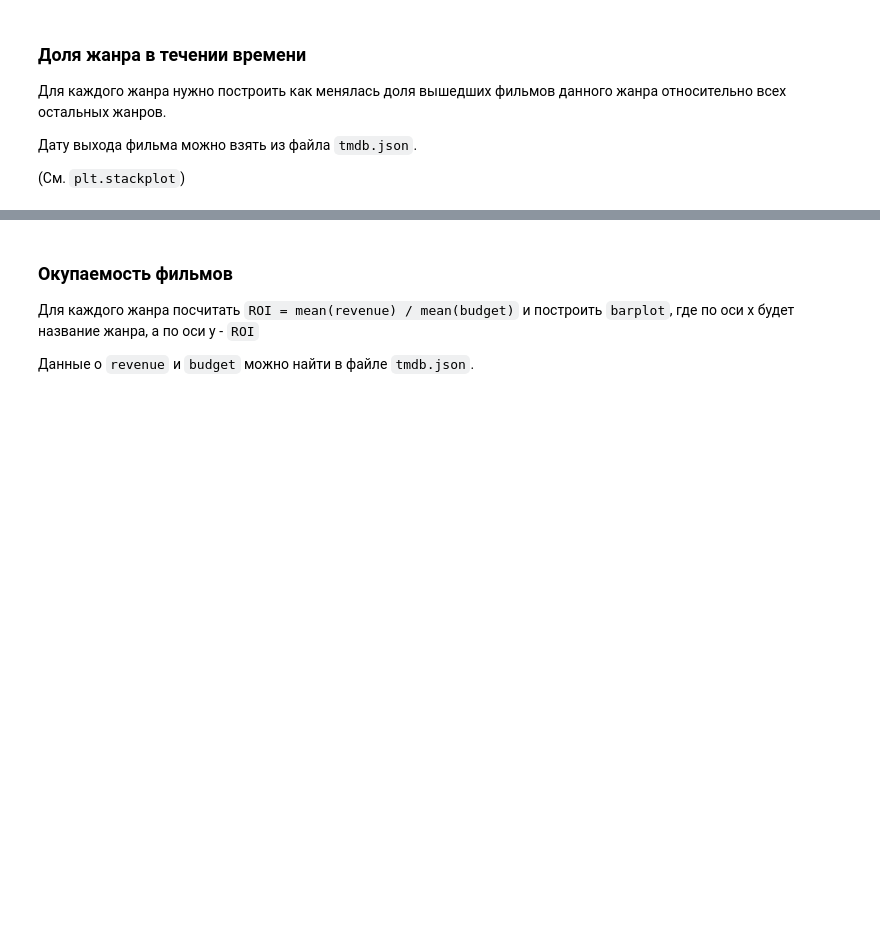
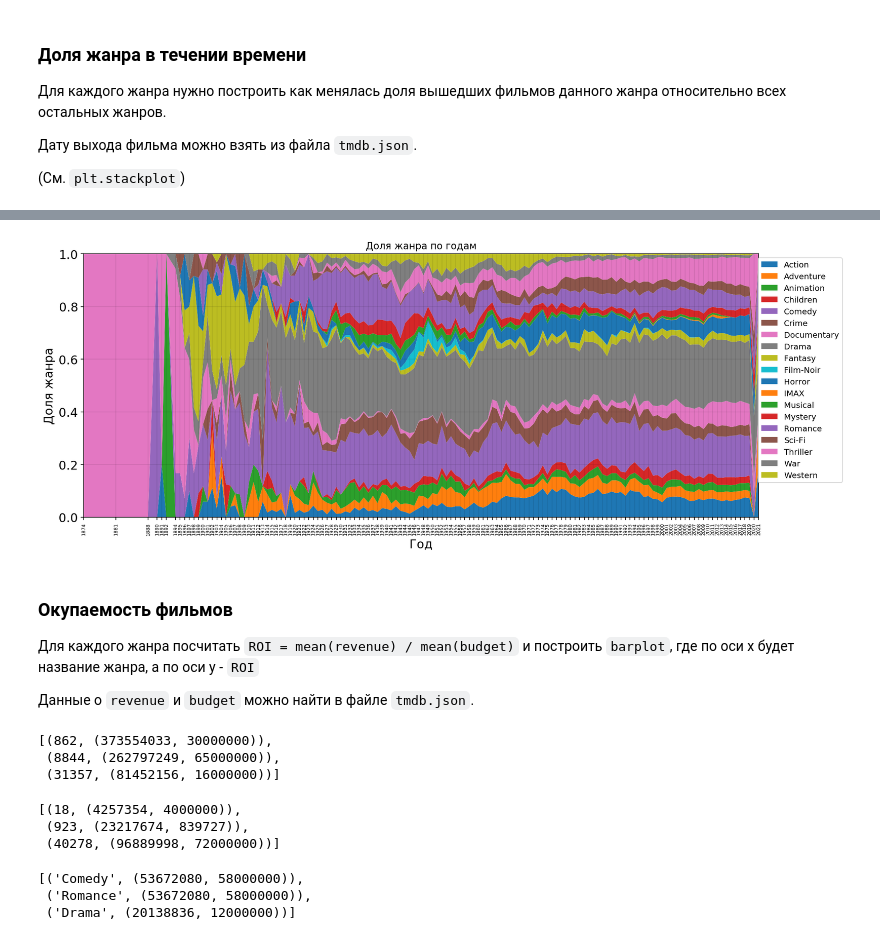
Before and after one commit to ishugaepov/MLBD, a Jupyter notebook: lectures/spark/notebooks/spark_examples.ipynb, the cells around one changed output, grey strips where cells are left out. Drawn from its saved outputs; the diff is of its cells as text; code cells hidden in the pictures; blank space fills up the shorter version.

```diff
--- a/lectures/spark/notebooks/spark_examples.ipynb
+++ b/lectures/spark/notebooks/spark_examples.ipynb
@@ -322,0 +458,6 @@ plt.show()
+# %%
+casts = tmdb \
+    .map(lambda s: json.loads(s))\
+    .filter(lambda x: 'casts' in x)\
+    .keyBy(lambda x: int(x['id']))\
+    .flatMapValues(lambda x: x['casts']['cast'])
@@ -334,0 +535,8 @@ plt.show()
+# %%
+movies = sc.textFile(MOVIES_PATH)
+movies_genre = movies\
+    .filter(lambda x: ('no genres listed' not in x) and x.split(',')[0].isdigit())\
+    .map(lambda s: s.split(','))\
+    .map(lambda s: (int(s[0]), s[-1].split('|')))\
+    .flatMap(lambda x: [(x[0], genre) for genre in x[1]])
+movies_genre.take(10)
@@ -335,3 +554,34 @@ plt.show()
+# %%
+num_genre = movie_data \
+    .join(movies_genre).values() \
+    .map(lambda x: (x, 1)) \
+    .reduceByKey(add) \
+    .collect()
+# %%
+year_genre = np.array(num_genre)[:,0]
+year = sorted(np.unique([i[0] for i in year_genre]))
+genre = sorted(np.unique([i[1] for i in year_genre]))
+
+df = pd.DataFrame(0, columns=year, index=genre)
+for (y, g), n in num_genre:
+    df.loc[g, y] = n
+
+df = df/df.sum(axis=0)
+# %%
+f, ax = plt.subplots(figsize=(15, 6))
+plt.xticks(ticks = year, rotation=90, fontsize=6)
+plt.yticks(fontsize=15)
+plt.stackplot(year, df,labels=genre)
+plt.xlim((year[0], year[-1] ))
+plt.ylim((0, 1))
+plt.title('Доля жанра по годам')
+plt.xlabel('Год', fontsize=15)
+plt.ylabel('Доля жанра', fontsize=15)
+plt.legend(bbox_to_anchor=(1.13, 1))
+plt.grid(color='black', alpha=0.1)
+plt.show()
+# %% [output]
+[figure, added]
 # %% [markdown]
 ### Окупаемость фильмов
 
@@ -344,0 +591,35 @@ plt.show()
+# %%
+######################################
+######### YOUR CODE HERE #############
+######################################
+
+tmdb = sc.textFile(TMDB_PATH)
+
+money = tmdb \
+    .map(lambda s: json.loads(s))\
+    .filter(lambda x: 'revenue' in x and "budget" in x)\
+    .filter(lambda x: x["revenue"] >0 and x["budget"]>0)\
+    .keyBy(lambda x: int(x['id']))\
+    .mapValues(lambda x: (x["revenue"], x["budget"]))
+
+
+money.take(3)
+# %% [output]
+[(862, (373554033, 30000000)),
+ (8844, (262797249, 65000000)),
+ (31357, (81452156, 16000000))]
+# %%
+money = money.join(links)\
+    .map(lambda x: (x[1][1], x[1][0]))
+money.take(3)
+# %% [output]
+[(18, (4257354, 4000000)),
+ (923, (23217674, 839727)),
+ (40278, (96889998, 72000000))]
+# %%
+money_genre = money.join(movies_genre).map(lambda x: (x[1][1], x[1][0]))
+money_genre.take(3)
+# %% [output]
+[('Comedy', (53672080, 58000000)),
+ ('Romance', (53672080, 58000000)),
+ ('Drama', (20138836, 12000000))]
```
Also changed, not shown: parts of 48 cells of this notebook.
